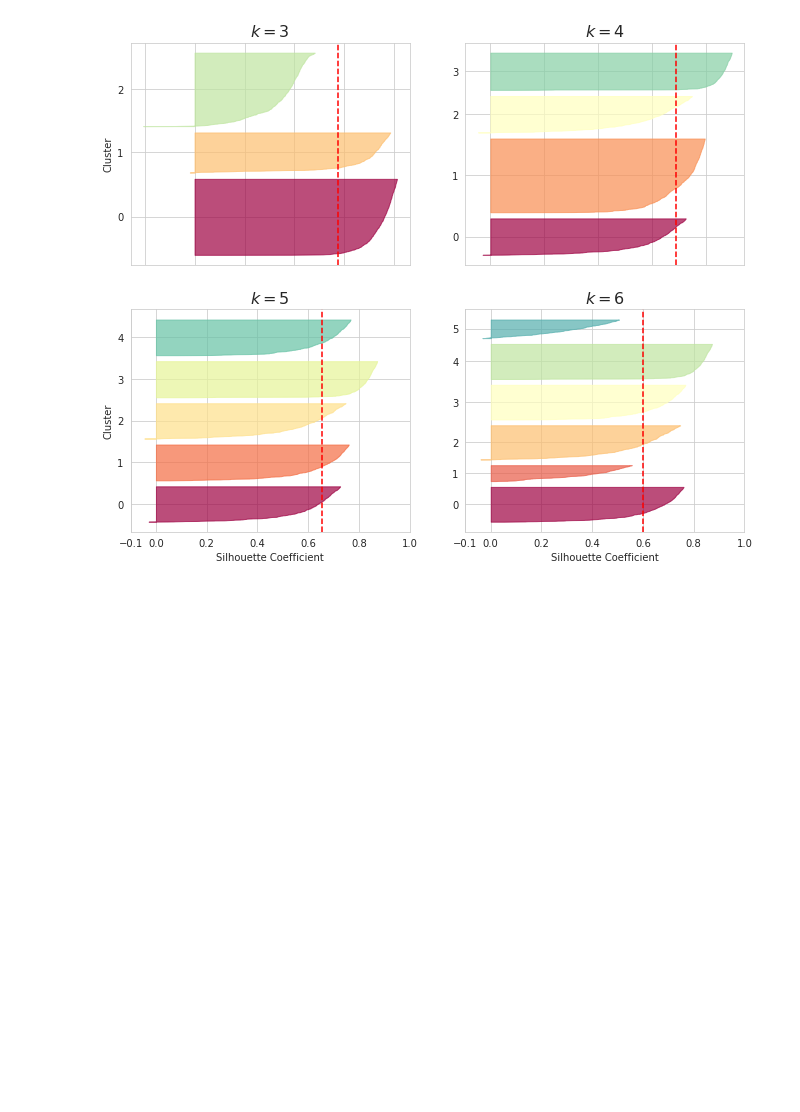
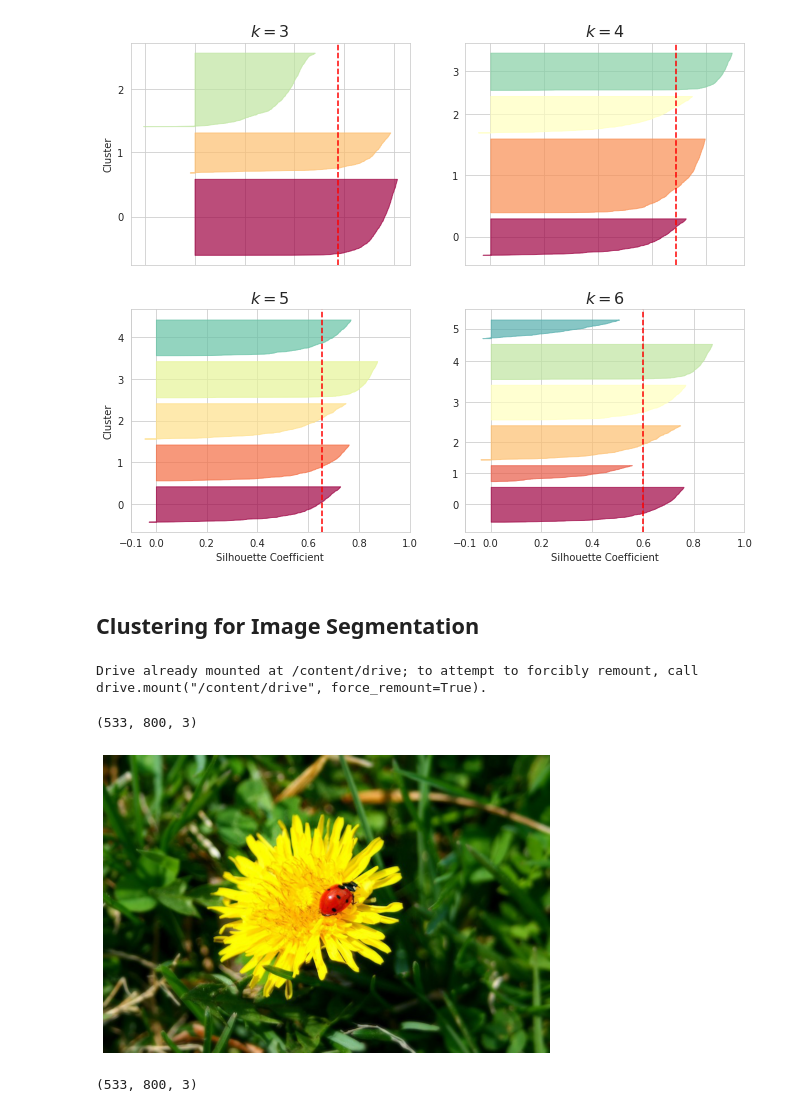
Before and after one commit to wanwanliang/ML_Practice, a Jupyter notebook: Unsupervised_Learning.ipynb, the cells around one changed output. Drawn from its saved outputs; the diff is of its cells as text; code cells hidden in the pictures; blank space fills up the shorter version.

```diff
--- a/Unsupervised_Learning.ipynb
+++ b/Unsupervised_Learning.ipynb
@@ -619,3 +637,10 @@ for k in (3, 4, 5, 6):
 plt.show()
 # %% [output]
 [figure]
+# %% [markdown]
+## Clustering for Image Segmentation
+# %%
+from google.colab import drive
+drive.mount('/content/drive')
+# %% [output]
+Drive already mounted at /content/drive; to attempt to forcibly remount, call drive.mount("/content/drive", force_remount=True).
@@ -621,0 +649,22 @@ plt.show()
+# %%
+from matplotlib.image import imread
+image = imread('ladybug.png')
+image.shape
+# %% [output]
+(533, 800, 3)
+# %%
+plt.figure(figsize=(8,6))
+plt.imshow(image)
+plt.grid(False)
+plt.axis('off')
+plt.show()
+# %% [output]
+[figure, added]
+# %%
+X = image.reshape(-1,3)
+kmeans = KMeans(n_clusters=8, random_state=42).fit(X)
+segmented_img = kmeans.cluster_centers_[kmeans.labels_]
+segmented_img = segmented_img.reshape(image.shape)
+segmented_img.shape
+# %% [output]
+(533, 800, 3)
```
Also changed, not shown: parts of 53 cells of this notebook.
